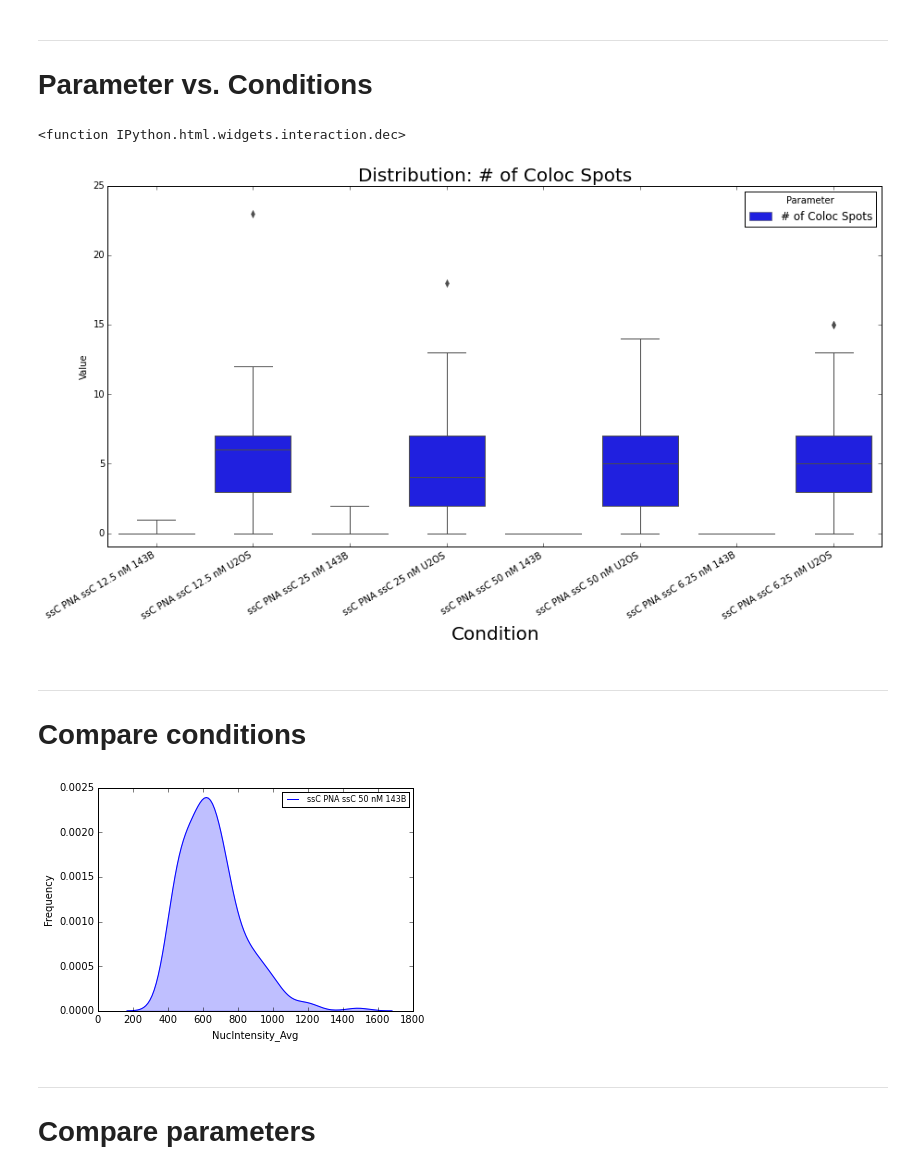
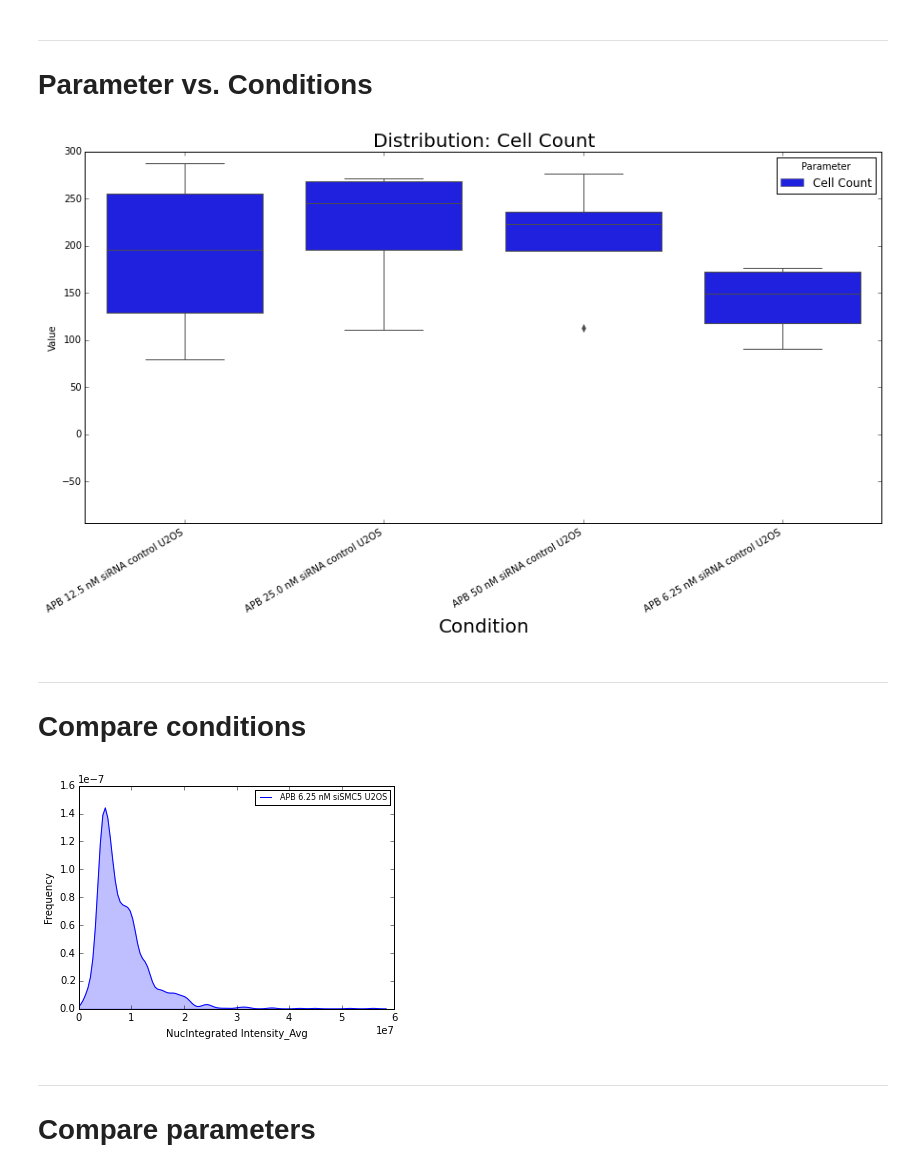
Before and after one commit to dela3499/assay-explorer, a Jupyter notebook: reorg/vis.ipynb, the cells around one changed output. Cells and saved outputs as stored; diff of their text form; code cells hidden in the pictures.

```diff
--- a/reorg/vis.ipynb
+++ b/reorg/vis.ipynb
@@ -73,0 +94,8 @@ except IOError as e:
+# %%
+# Group columns into separate categories
+cell_cols = ['Cell ID', 'Cell SID', 'Cell Type', 'MEASUREMENT SET ID', 'ObjectID', 'Site ID']
+well_cols = ['Contents', 'Units (concentration)','Concentration', 'Condition', 'Well Name']
+plate_cols = ['Assay', 'Experiment Name', 'Image Analysis Date', 'Image Analysis Recipe', 'Image Collection Date', 'Investigator', 'Layout File', 'Magnification', 'Plate File', 'Plate ID', 'Upload Timestamp']
+non_param_cols = concatenate([cell_cols, well_cols, plate_cols])
+param_cols_without_cell_count = sorted(list(set(cells.columns.tolist()).difference(set(non_param_cols))))
+param_cols = ['Cell Count'] + param_cols_without_cell_count
@@ -74,33 +126,23 @@ except IOError as e:
 # %%
-ignore_cols = ['Plate ID','Plate Name','Date','Well Name', 'Condition', 'Base', 'Dose', 'Unit', 'Drug','Function','Concentration','Cell Type']
-agg_functions = well_data['Function'].unique().tolist()
-raw_params = filter(lambda x: x not in ignore_cols, raw_cell_data.columns.tolist())
-summary_params = filter(lambda x: x not in ignore_cols, well_data.columns.tolist())
-conditions = pipe(raw_cell_data['Condition'].unique().tolist(),
-                  lambda d: sorted(d,key = lambda x: x.split(' ')[-1]))
+condition_names = cells.sort(['Assay','Cell Type','Contents','Concentration'])['Condition'].unique().tolist()
 
 def get_parameter_widget(init_val = 'Cell Count'):
     return widgets.Select(
         value = init_val,
-        options = summary_params,
-        height=250)
+        options = param_cols,
+        height = 250)
 
-def get_parameter_widget_multiple(init_val = summary_params, options = summary_params):
+def get_parameter_widget_multiple(init_val = param_cols, options = param_cols):
     return widgets.SelectMultiple(
         value = init_val,
-        options = options,
-        height=250)
+        options = param_cols,
+        height = 250)
 
-def get_condition_widget_multiple(init_val = conditions):
+def get_condition_widget_multiple(init_val = condition_names):
     return widgets.SelectMultiple(
         value = init_val,
-        options = conditions,
+        options = condition_names,
         height = 300)
-
-def get_function_widget(init_val = 'avg'):
-    return widgets.ToggleButtons(
-        value = init_val,
-        options = agg_functions)
 
 def get_color_widget(init_val = colors['Blue & Red']):
     return widgets.ToggleButtons(
@@ -123,11 +165,9 @@ interact(plot_plates,
 # How do conditions cluster together?
 # %%
 normalized_condition_data = \
-    pipe(condition_data,
-    lambda x: filter_and_drop(x,'Function','avg'),
-    lambda x: x.set_index('Condition'),
-    lambda x: pd.DataFrame.drop(x,['Cell Type','Concentration'],axis=1),
+    pipe(conditions.set_index('Condition'),
     normalize_columns(fillna=True))
+
 data_without_empty_params = normalized_condition_data.dropna(axis=1,how='all')
 # %%
 params_without_data = sorted(set(normalized_condition_data.columns).difference(data_without_empty_params.columns))
@@ -179,8 +219,7 @@ def plot_dist(data,parameters):
 def dist_wrapper(parameters,conditions):
     conditions = list(conditions)
     if list(parameters) == ['Cell Count']:
-        dataframe = thread_first(well_data,
-                                 (filter_rows,'Function','avg'),
+        dataframe = thread_first(wells,
                                  (filter_rows,'Condition',conditions))
         plot_dist(dataframe,parameters)
     else:
@@ -189,22 +228,20 @@ def dist_wrapper(parameters,conditions):
         dataframe = filter_rows(raw_cell_data,'Condition',conditions)
         plot_dist(dataframe,filter(lambda x: x != 'Cell Count',parameters))
 # %%
-def my_beeswarm(dataframe,method = "center"):
-    cols = dataframe.columns.tolist()
-    positions = np.array(range(len(cols)))
-    beeswarm(dataframe.values.T,method=method,labels = cols,positions = positions)
-    fig = plt.gcf()
-    fig.set_size_inches(5,1)
+# def my_beeswarm(dataframe,method = "center"):
+#     cols = dataframe.columns.tolist()
+#     positions = np.array(range(len(cols)))
+#     beeswarm(dataframe.values.T,method=method,labels = cols,positions = positions)
+#     fig = plt.gcf()
+#     fig.set_size_inches(5,1)
 
-interact()
+# interact()
-# %% [output]
-<function IPython.html.widgets.interaction.dec>
 # %%
 interact(dist_wrapper,
-         parameters = get_parameter_widget_multiple(summary_params[:1]),
+         parameters = get_parameter_widget_multiple(param_cols[:1]),
          conditions = get_condition_widget_multiple());
 # %% [output]
-[figure, old version]
+[figure, new version]
 # %% [markdown]
 ---
 # Compare conditions
@@ -233,15 +270,15 @@ def compare_condition_dists(dataframe, conditions, parameters, bandwidth=0.1, sh
 # %%
 try:
     interact(compare_condition_dists,
-             dataframe = fixed(raw_cell_data),
-             conditions = widgets.SelectMultiple(options = conditions,height = 300),
-             parameters = widgets.SelectMultiple(options = raw_params,height = 300),
+             dataframe = fixed(cells),
+             conditions = widgets.SelectMultiple(options = condition_names,height = 300),
+             parameters = widgets.SelectMultiple(options = param_cols,height = 300),
              bandwidth = (0,0.2,0.01),
              scale = widgets.ToggleButtons(options=['linear','log']));
 except ValueError:
     raise Exception("Hmm. That didn't work. Maybe one of the conditions or parameters you selected doesn't have any data.")
 # %% [output]
-[figure, old version]
+[figure, new version]
 # %% [markdown]
 ---
 # Compare parameters
```
Also changed, not shown: parts of 20 cells of this notebook, 5 other files.
